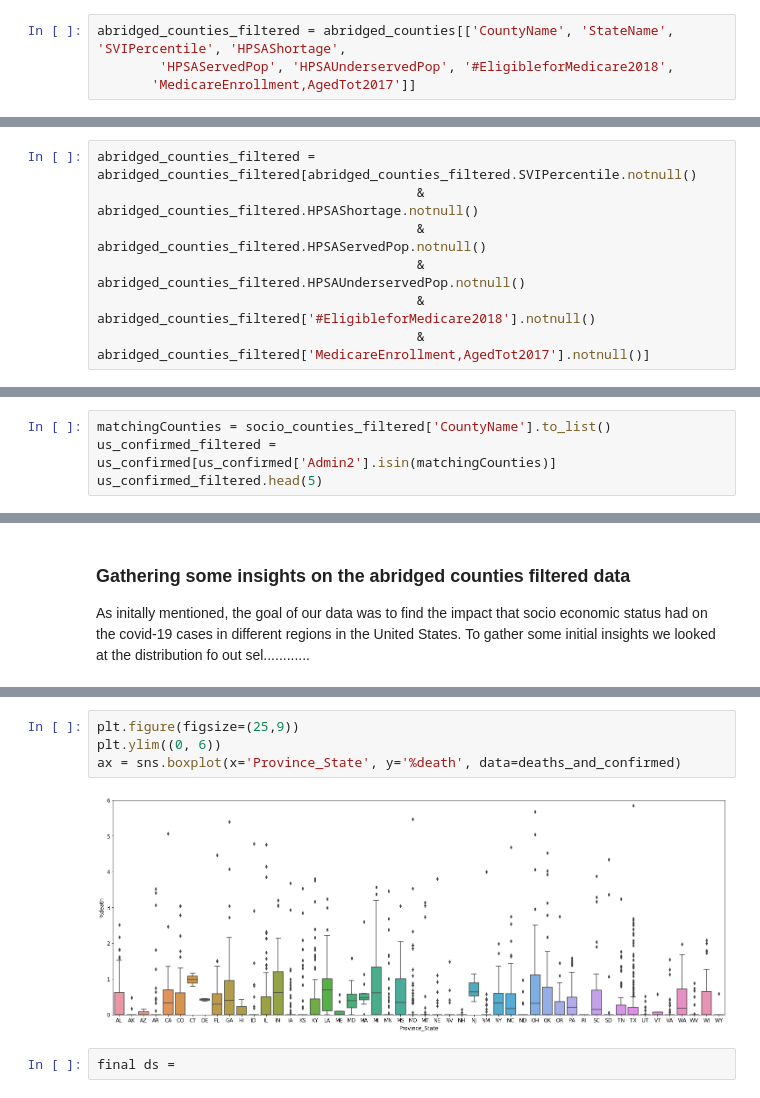
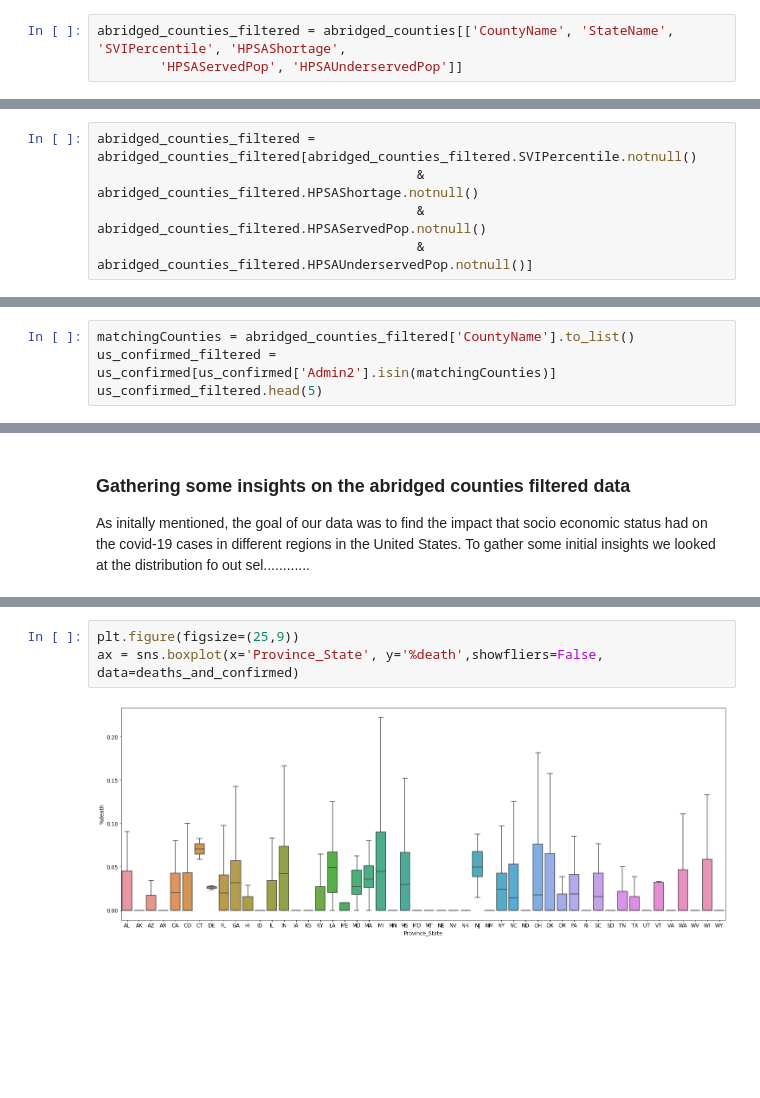
Before and after one commit to Divineechidume/final_DS100_project, a Jupyter notebook: CS 100 Final Project.ipynb, the cells around one changed output, grey strips where cells are left out. Saved outputs shown, nothing was run; the diff lists cells and outputs as text; blank space fills up the shorter version.

```diff
--- a/CS 100 Final Project.ipynb
+++ b/CS 100 Final Project.ipynb
@@ -78,7 +87,6 @@ As mentioned in the intro the three indicators that we plan on using to predict
 # %%
 abridged_counties_filtered = abridged_counties[['CountyName', 'StateName', 'SVIPercentile', 'HPSAShortage',
-        'HPSAServedPop', 'HPSAUnderservedPop', '#EligibleforMedicare2018',
-       'MedicareEnrollment,AgedTot2017']]
+        'HPSAServedPop', 'HPSAUnderservedPop']]
 # %% [markdown]
 ### Why we needed to do something about the null values
 ---
@@ -131,7 +136,5 @@ We still have null values for some of states with respect to the HPSAShortage co
 abridged_counties_filtered = abridged_counties_filtered[abridged_counties_filtered.SVIPercentile.notnull()
                                          & abridged_counties_filtered.HPSAShortage.notnull()
                                          & abridged_counties_filtered.HPSAServedPop.notnull()
-                                         & abridged_counties_filtered.HPSAUnderservedPop.notnull()
-                                         & abridged_counties_filtered['#EligibleforMedicare2018'].notnull()
-                                         & abridged_counties_filtered['MedicareEnrollment,AgedTot2017'].notnull()]
+                                         & abridged_counties_filtered.HPSAUnderservedPop.notnull()]
 # %%
@@ -214,7 +203,7 @@ us_confirmed.head(5)
 | 4 | 850 | VI | VIR | 850 | 78.0 | NaN | Virgin Islands | US | 18.3358 | ... |
 5 rows × 99 columns
 # %%
-matchingCounties = socio_counties_filtered['CountyName'].to_list()
+matchingCounties = abridged_counties_filtered['CountyName'].to_list()
 us_confirmed_filtered = us_confirmed[us_confirmed['Admin2'].isin(matchingCounties)]
 us_confirmed_filtered.head(5)
 # %% [output]
@@ -352,8 +286,5 @@ deaths_and_confirmed
 # %%
 plt.figure(figsize=(25,9))
-plt.ylim((0, 6))
-ax = sns.boxplot(x='Province_State', y='%death', data=deaths_and_confirmed)
+ax = sns.boxplot(x='Province_State', y='%death',showfliers=False, data=deaths_and_confirmed)
 # %% [output]
-[figure, old version]
+[figure, new version]
-# %%
-final ds =
```
Also changed, not shown: parts of 17 cells of this notebook.
